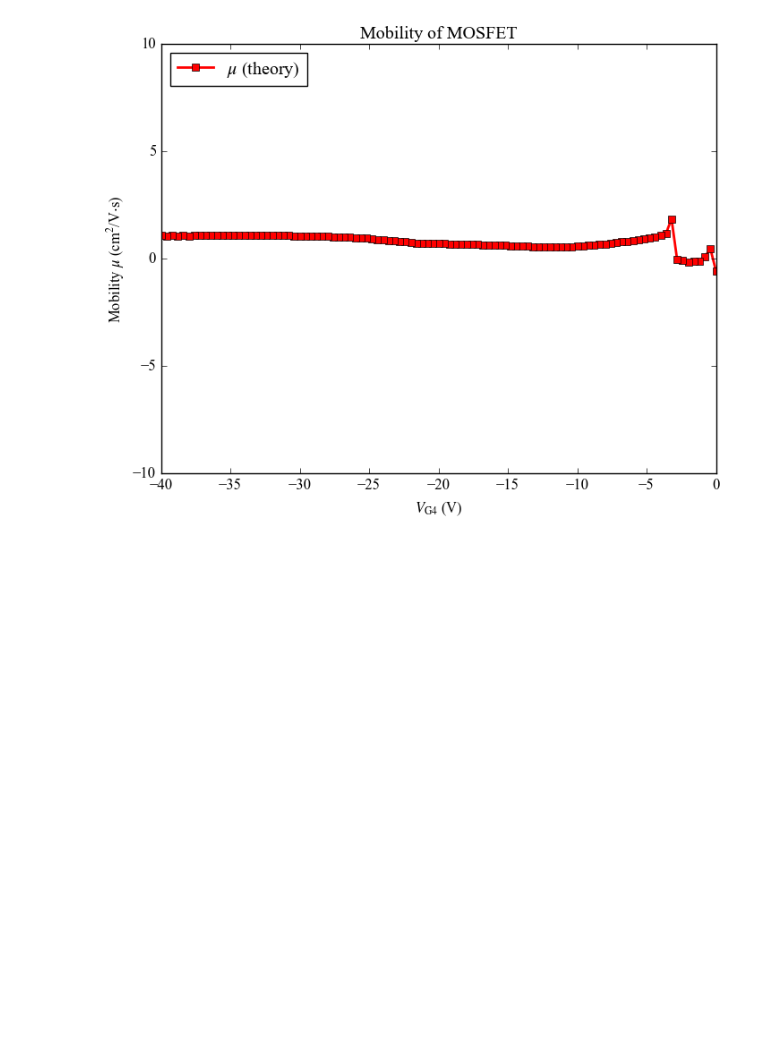
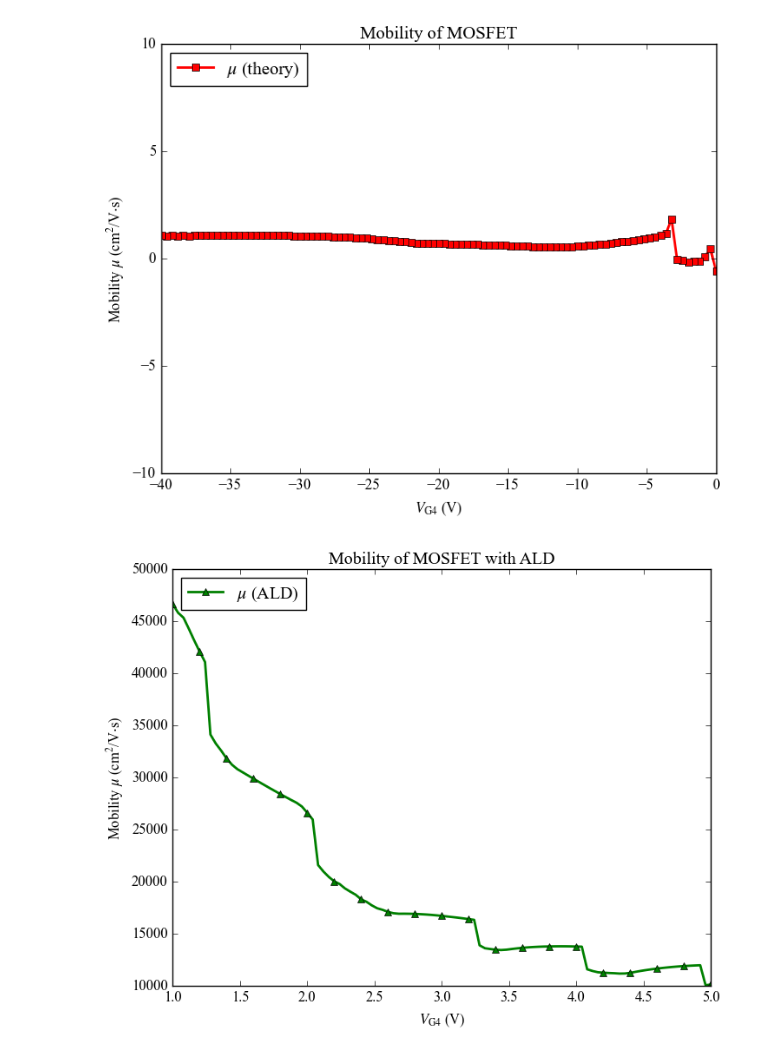
Before and after one commit to phamtrungkien8904/BachelorThesis, a Jupyter notebook: characterization.ipynb, the cells around one changed output. Drawn from its saved outputs; the diff is of its cells as text; code cells hidden in the pictures; blank space fills up the shorter version.

```diff
--- a/characterization.ipynb
+++ b/characterization.ipynb
@@ -162,3 +162,24 @@ plt.legend(frameon=True, loc='upper left', numpoints=1)
 # %% [output]
 <matplotlib.legend.Legend at 0x...>
 [figure]
+# %%
+data_m1 = np.loadtxt("./Data_Mobility_ALD/20261704008.dat")
+
+V_G4_ALD = data_m1[:, 0]
+I_G4_ALD = data_m1[:, 1]
+I_34_ALD = data_m1[:, 2]
+V_34_ALD = data_m1[:, 3]
+V_14_ALD = data_m1[:, 4]
+V_24_ALD = data_m1[:, 5]
+V_12_ALD = data_m1[:, 6]
+sigma_ALD = data_m1[:, 7]
+n_2D_ALD = data_m1[:, 8]
+mu_ALD = data_m1[:, 9]
+plt.plot(V_G4_ALD, mu_ALD, lw=2, label=r"$\mu$ (ALD)", color='green', marker='^', linestyle='-', markevery=5)
+plt.xlabel(r"$V_\text{G4}$ (V)")
+plt.ylabel(r"Mobility $\mu$ (cm$^2$/V$\cdot$s)")
+plt.title("Mobility of MOSFET with ALD")
+plt.legend(frameon=True, loc='upper left', numpoints=1)
+plt.show()
+# %% [output]
+[figure, added]
```
Also changed, not shown: parts of 2 cells of this notebook, 10 other files.
